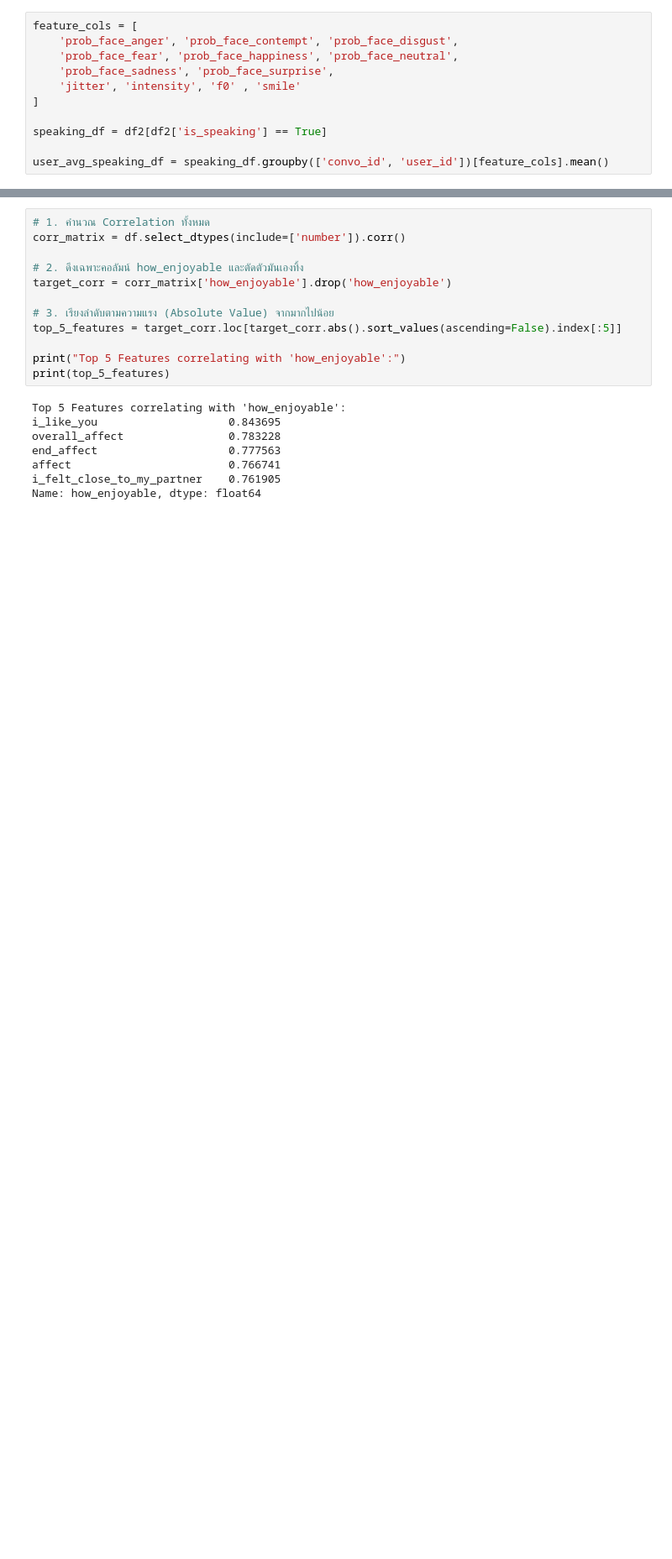
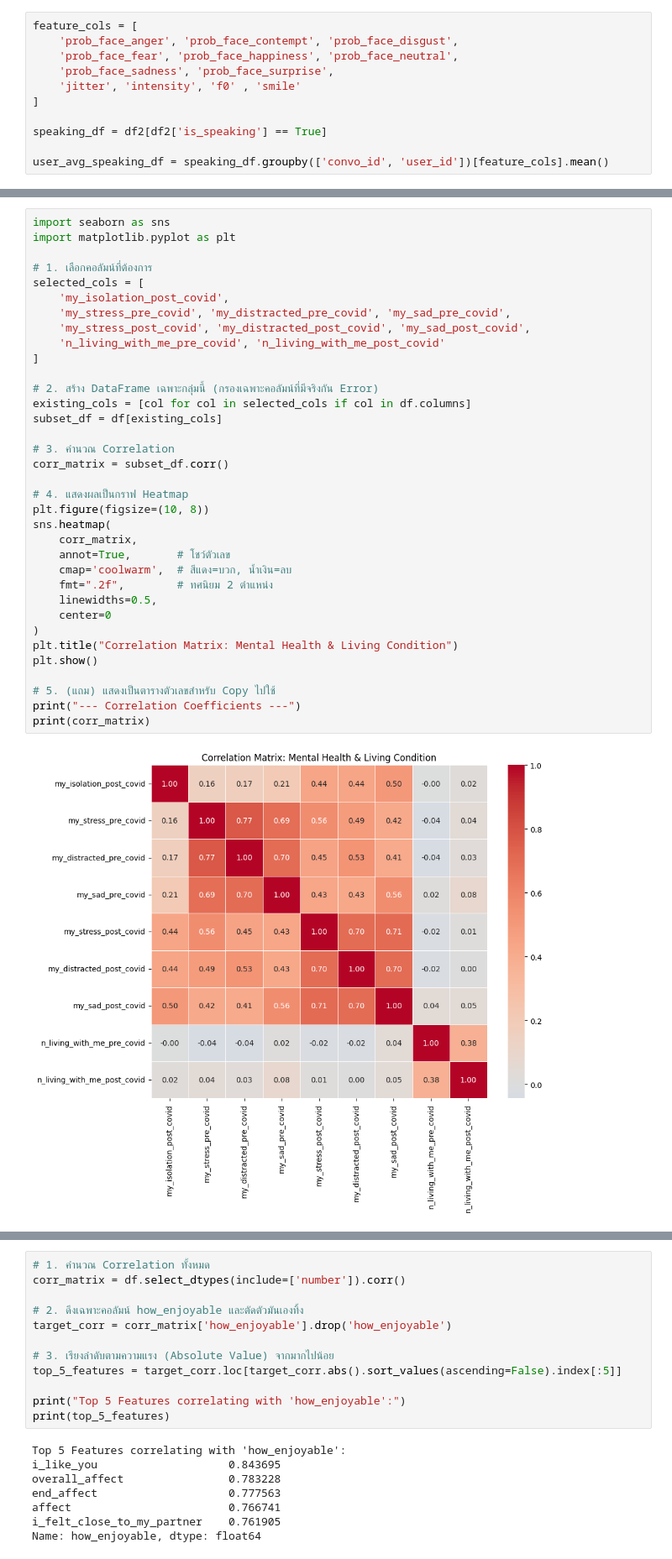
Before and after one commit to kup-kup/candor-corpus-visualization, a Jupyter notebook: main.ipynb, the cells around one changed output, grey strips where cells are left out. Shown at 84% size. Cells and saved outputs as stored; diff of their text form; blank space fills up the shorter version.

```diff
--- a/main.ipynb
+++ b/main.ipynb
@@ -80,0 +336,37 @@ user_avg_speaking_df.head()
+# %%
+import seaborn as sns
+import matplotlib.pyplot as plt
+
+# 1. เลือกคอลัมน์ที่ต้องการ
+selected_cols = [
+    'my_isolation_post_covid',
+    'my_stress_pre_covid', 'my_distracted_pre_covid', 'my_sad_pre_covid',
+    'my_stress_post_covid', 'my_distracted_post_covid', 'my_sad_post_covid',
+    'n_living_with_me_pre_covid', 'n_living_with_me_post_covid'
+]
+
+# 2. สร้าง DataFrame เฉพาะกลุ่มนี้ (กรองเฉพาะคอลัมน์ที่มีจริงกัน Error)
+existing_cols = [col for col in selected_cols if col in df.columns]
+subset_df = df[existing_cols]
+
+# 3. คำนวณ Correlation
+corr_matrix = subset_df.corr()
+
+# 4. แสดงผลเป็นกราฟ Heatmap
+plt.figure(figsize=(10, 8))
+sns.heatmap(
+    corr_matrix,
+    annot=True,       # โชว์ตัวเลข
+    cmap='coolwarm',  # สีแดง=บวก, น้ำเงิน=ลบ
+    fmt=".2f",        # ทศนิยม 2 ตำแหน่ง
+    linewidths=0.5,
+    center=0
+)
+plt.title("Correlation Matrix: Mental Health & Living Condition")
+plt.show()
+
+# 5. (แถม) แสดงเป็นตารางตัวเลขสำหรับ Copy ไปใช้
+print("--- Correlation Coefficients ---")
+print(corr_matrix)
+# %% [output]
+[figure, added]
```
Also changed, not shown: parts of 48 cells of this notebook.
